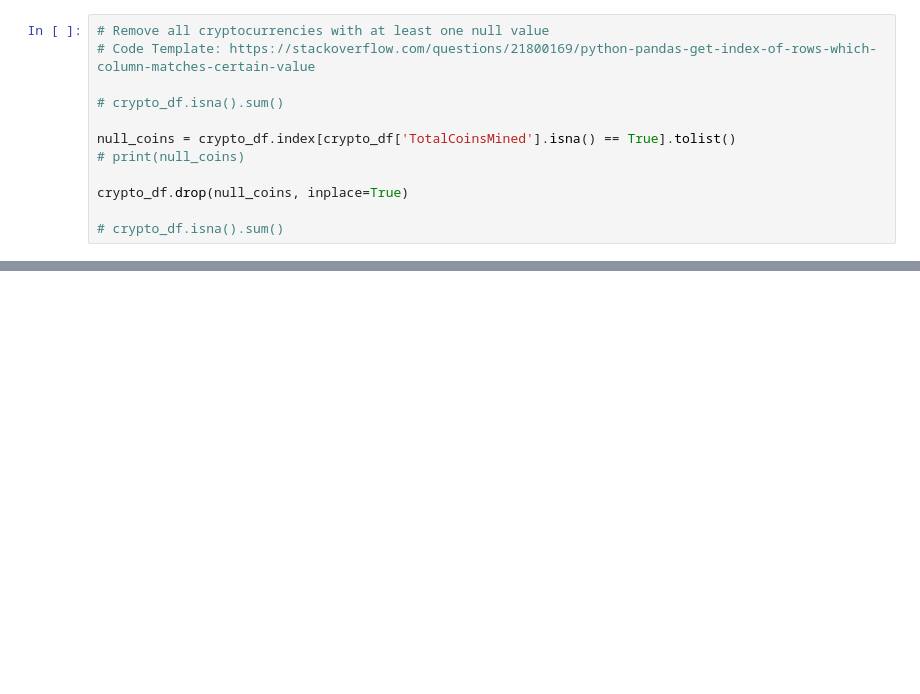
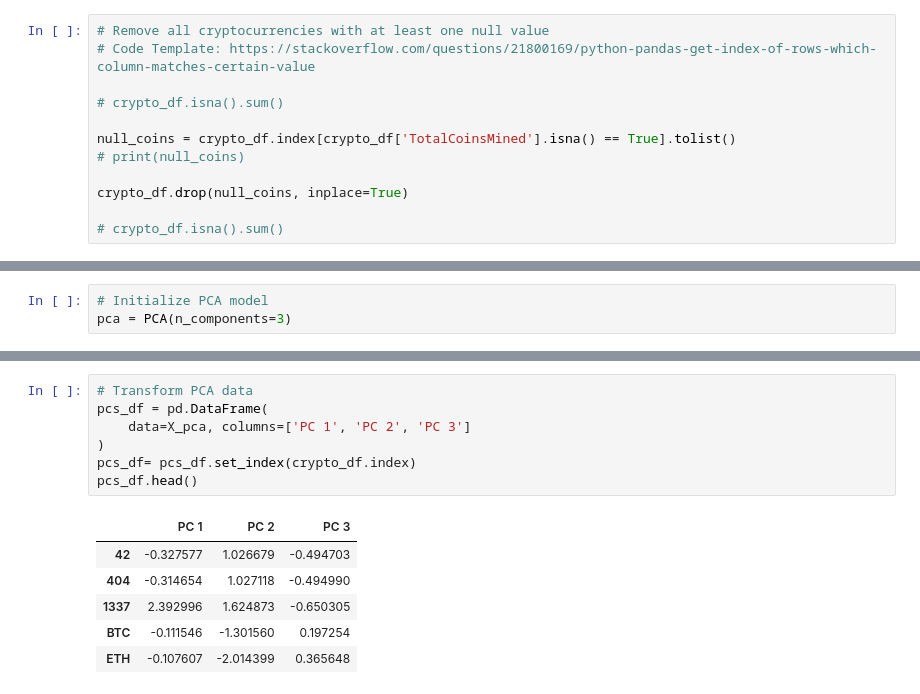
Before and after one commit to mkeire/Cryptocurrencies, a Jupyter notebook: cryptoChallenge.ipynb, the cells around one changed output, grey strips where cells are left out. Drawn from its saved outputs; the diff is of its cells as text; blank space fills up the shorter version.

```diff
--- a/cryptoChallenge.ipynb
+++ b/cryptoChallenge.ipynb
@@ -124,0 +129,3 @@ X.head()
+# %%
+# Initialize PCA model
+pca = PCA(n_components=3)
@@ -124,0 +144,14 @@ X.head()
+# %%
+# Transform PCA data
+pcs_df = pd.DataFrame(
+    data=X_pca, columns=['PC 1', 'PC 2', 'PC 3']
+)
+pcs_df= pcs_df.set_index(crypto_df.index)
+pcs_df.head()
+# %% [output]
+|  | PC 1 | PC 2 | PC 3 |
+| 42 | -0.327577 | 1.026679 | -0.494703 |
+| 404 | -0.314654 | 1.027118 | -0.494990 |
+| 1337 | 2.392996 | 1.624873 | -0.650305 |
+| BTC | -0.111546 | -1.301560 | 0.197254 |
+| ETH | -0.107607 | -2.014399 | 0.365648 |
```
Also changed, not shown: parts of 17 cells of this notebook.
